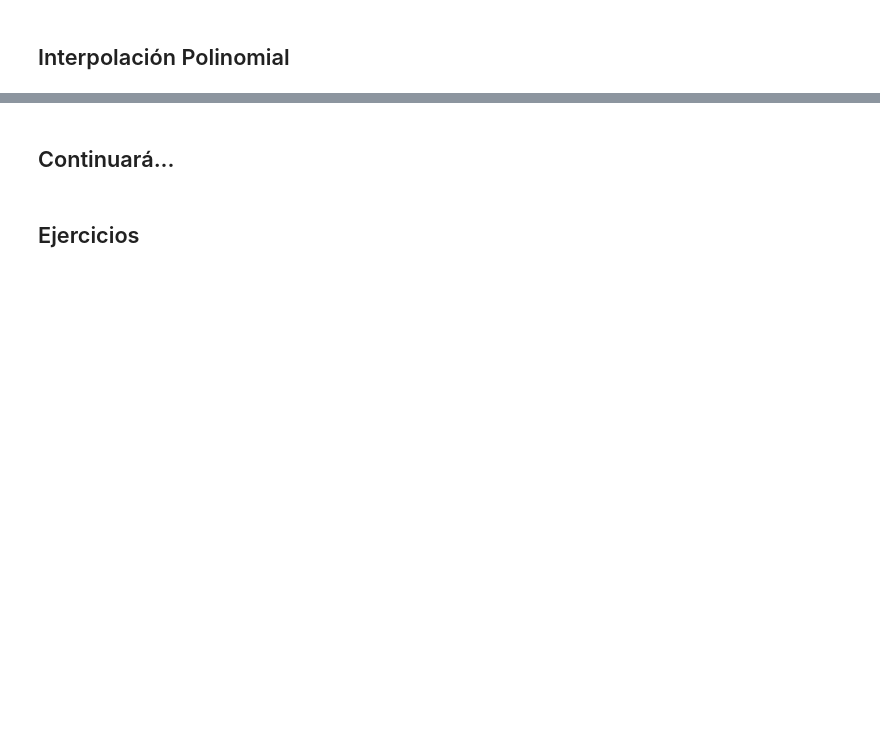
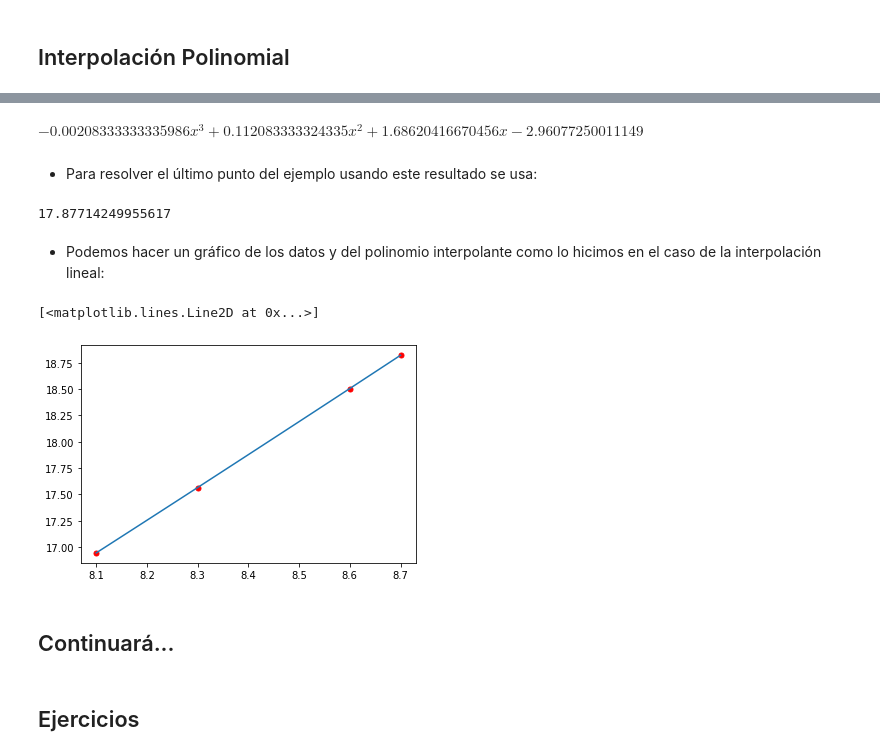
Before and after one commit to JorgeZuluaga/NotasMetodosNumericos, a Jupyter notebook: MN-CuadernoNotas-Interpolacion.ipynb, the cells around one changed output, grey strips where cells are left out. Drawn from its saved outputs; the diff is of its cells as text; code cells hidden in the pictures; blank space fills up the shorter version.

```diff
--- a/MN-CuadernoNotas-Interpolacion.ipynb
+++ b/MN-CuadernoNotas-Interpolacion.ipynb
@@ -503,3 +442,61 @@ metodo_secante_burden(f,0.8,0.9,1e-3,100)
+# %%
+def interpolacion_lagrange(xs,fs):
+  import sympy as sp
+  x=sp.symbols("x")
+  #Número de puntos
+  N=len(xs)
+  #Lista con las L
+  Ls=[0]*N
+  #Cálculo de las L
+  for n in range(N):
+    Ls[n]=1.0
+    for k in range(N):
+      if k!=n:
+        Ls[n]=Ls[n]*(x-xs[k])/(xs[n]-xs[k])
+  #Cálculo del polinomio
+  P=0
+  for i in range(N):
+    P=P+Ls[i]*fs[i]
+  #Simplificacion
+  P=sp.simplify(P)
+  #Numérico
+  Pfun=sp.lambdify(x,P)
+
+  return P,Pfun
+# %%
+xs=[8.1,8.3,8.6,8.7]
+fs=[16.94410,17.56492,18.50515,18.82091]
+P,Pfun=interpolacion_lagrange(xs,fs)
+P
+# %% [output]
+$\displaystyle - 0.00208333333335986 x^{3} + 0.112083333324335 x^{2} + 1.68620416670456 x - 2.96077250011149$
+# %% [markdown]
+- Para resolver el último punto del ejemplo usando este resultado se usa:
+# %%
+Pfun(8.4)
+# %% [output]
+17.87714249955617
+# %% [markdown]
+- Podemos hacer un gráfico de los datos y del polinomio interpolante como lo hicimos en el caso de la interpolación lineal:
+# %%
+import numpy as np
+import matplotlib.pyplot as plt
+
+#Datos e interpolación
+xs=[8.1,8.3,8.6,8.7]
+fs=[16.94410,17.56492,18.50515,18.82091]
+P,Pfun=interpolacion_lagrange(xs,fs)
+
+#Valores desconocidos
+xes=np.linspace(xs[0],xs[-1],100)
+Pes=Pfun(xes)
+
+#Gráfico
+plt.plot(xs,fs,marker='o',linewidth=0,markersize=5,color='r')
+plt.plot(xes,Pes)
+# %% [output]
+[<matplotlib.lines.Line2D at 0x...>]
+[figure, added]
 # %% [markdown]
 
 ## Continuará...
```
Also changed, not shown: parts of 93 cells of this notebook, 3 other files.
